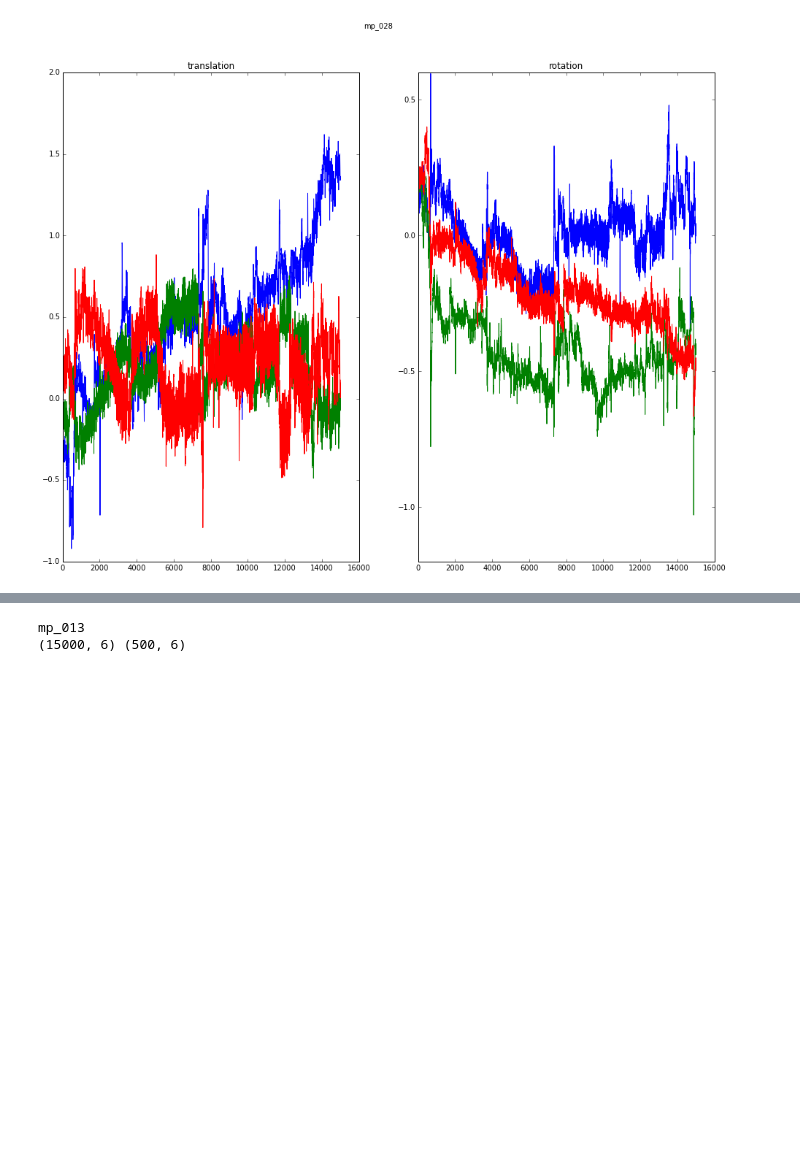
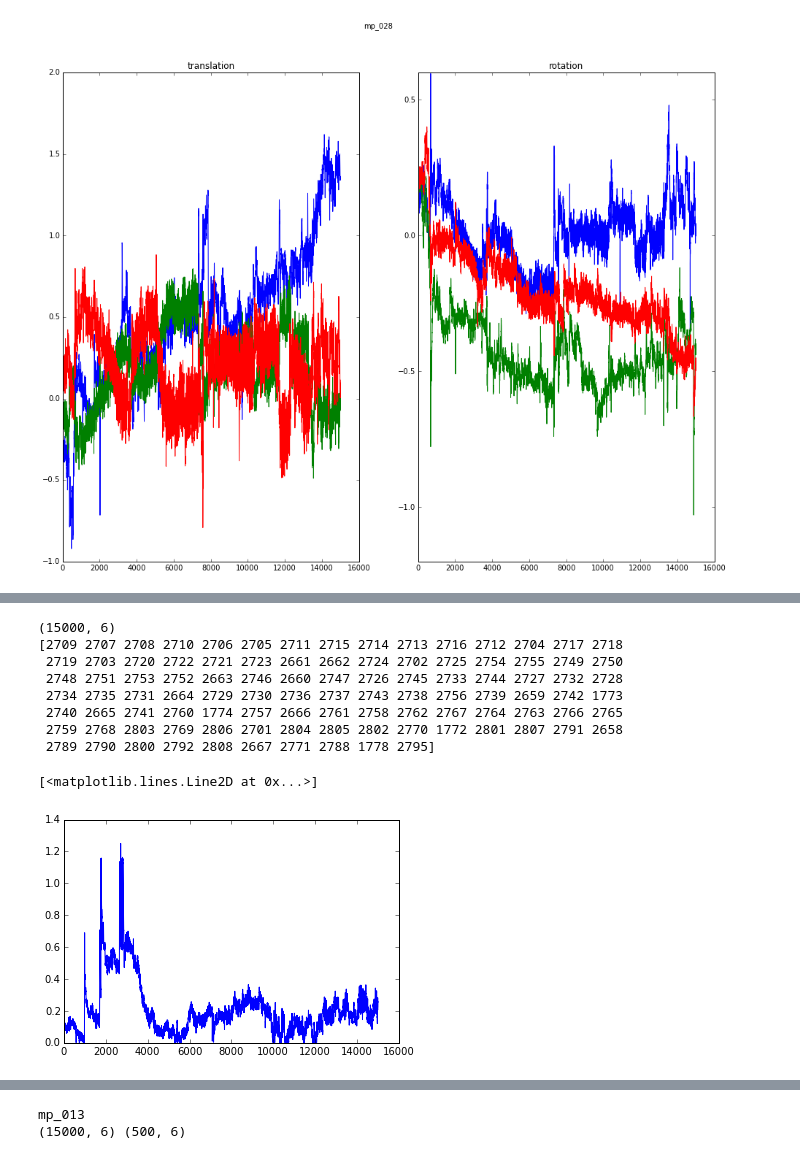
Before and after one commit to simpace/processing-scripts, a Jupyter notebook: simpace/trajectories/slice_avg_trajectories.ipynb, the cells around one changed output, grey strips where cells are left out. Drawn from its saved outputs; the diff is of its cells as text; code cells hidden in the pictures; blank space fills up the shorter version.

```diff
--- a/simpace/trajectories/slice_avg_trajectories.ipynb
+++ b/simpace/trajectories/slice_avg_trajectories.ipynb
@@ -66,0 +127,26 @@ mp_028 (15000, 6)
+# %%
+traj_fname = pjoin(data_dir,orig_fnames['mp_026'])
+data_orig = get_data_orig(traj_fname)
+print(data_orig.shape)
+
+x_data = data_orig[:,0]
+x_data -= x_data.mean()
+x_data = np.abs(x_data)
+
+nb_max = 100
+max_idx = x_data.argsort()[::-1][:nb_max]
+print(max_idx)
+x_data[max_idx] *= .50
+
+plt.plot(x_data)
+# %% [output]
+(15000, 6)
+[2709 2707 2708 2710 2706 2705 2711 2715 2714 2713 2716 2712 2704 2717 2718
+ 2719 2703 2720 2722 2721 2723 2661 2662 2724 2702 2725 2754 2755 2749 2750
+ 2748 2751 2753 2752 2663 2746 2660 2747 2726 2745 2733 2744 2727 2732 2728
+ 2734 2735 2731 2664 2729 2730 2736 2737 2743 2738 2756 2739 2659 2742 1773
+ 2740 2665 2741 2760 1774 2757 2666 2761 2758 2762 2767 2764 2763 2766 2765
+ 2759 2768 2803 2769 2806 2701 2804 2805 2802 2770 1772 2801 2807 2791 2658
+ 2789 2790 2800 2792 2808 2667 2771 2788 1778 2795]
+[<matplotlib.lines.Line2D at 0x...>]
+[figure, added]
```
Also changed, not shown: parts of 6 cells of this notebook.
